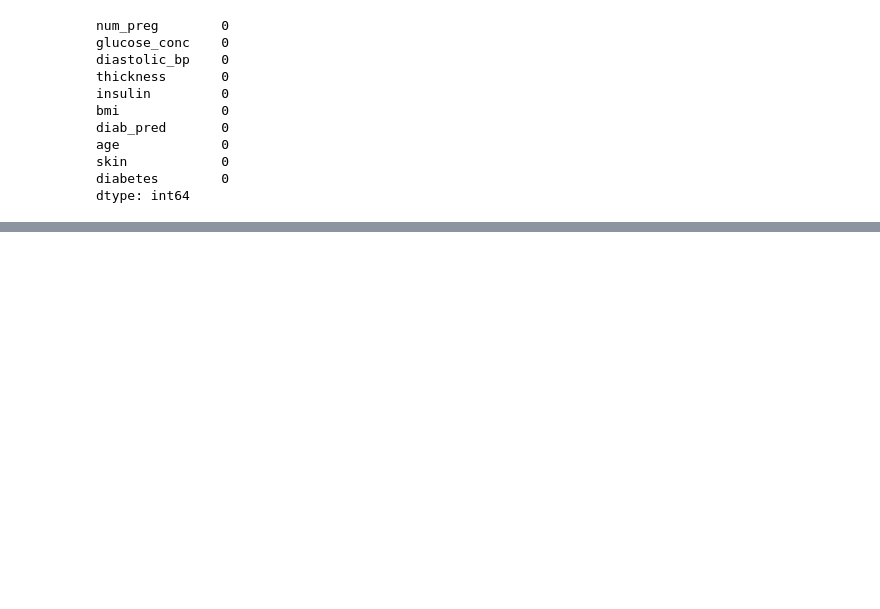
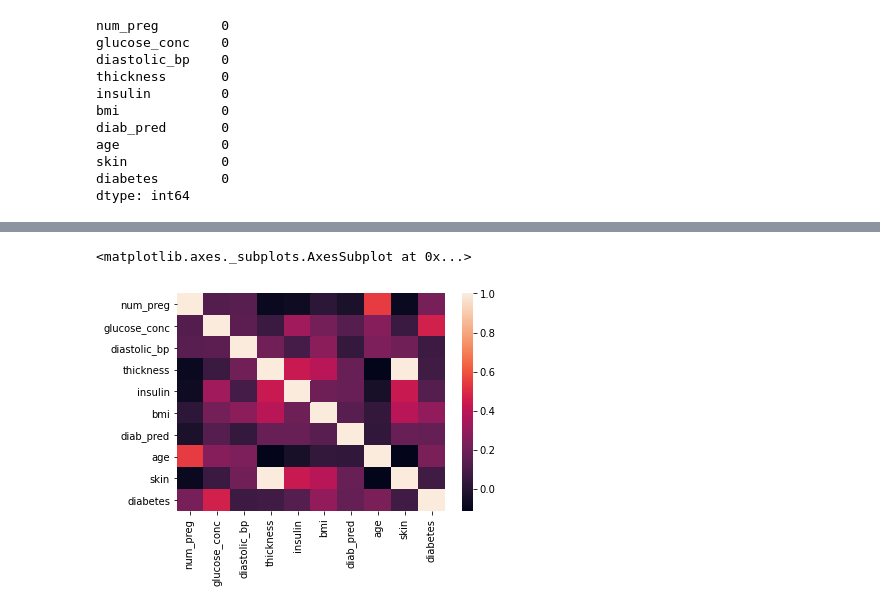
Before and after one commit to hagershams/Diabetes_Disease-, a Jupyter notebook: Untitled.ipynb, the cells around one changed output, grey strips where cells are left out. Drawn from its saved outputs; the diff is of its cells as text; code cells hidden in the pictures; blank space fills up the shorter version.

```diff
--- a/Untitled.ipynb
+++ b/Untitled.ipynb
@@ -37,0 +72,9 @@ data.describe()
+# %%
+crr = data.corr()
+# %%
+import seaborn as sns
+crr
+sns.heatmap(crr,xticklabels =crr.columns,yticklabels = crr.columns)
+# %% [output]
+<matplotlib.axes._subplots.AxesSubplot at 0x...>
+[figure, added]
```
Also changed, not shown: parts of 5 cells of this notebook.
